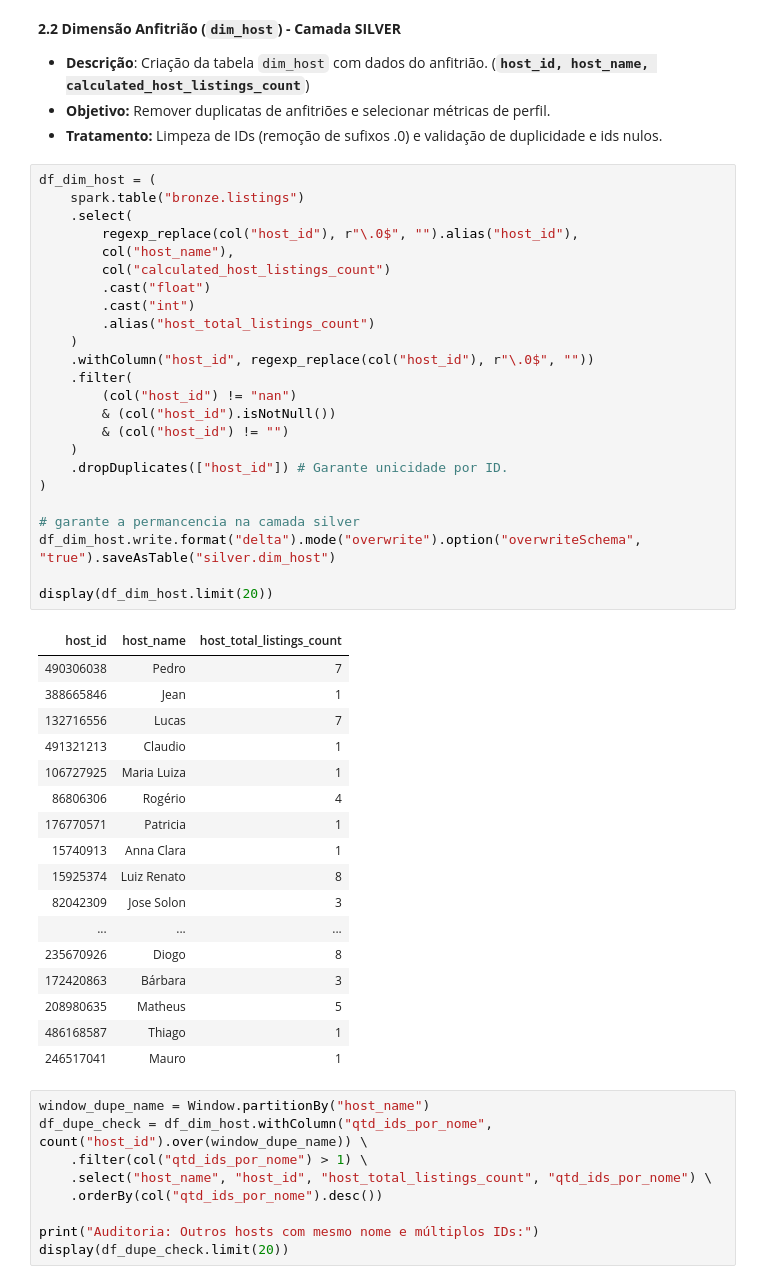
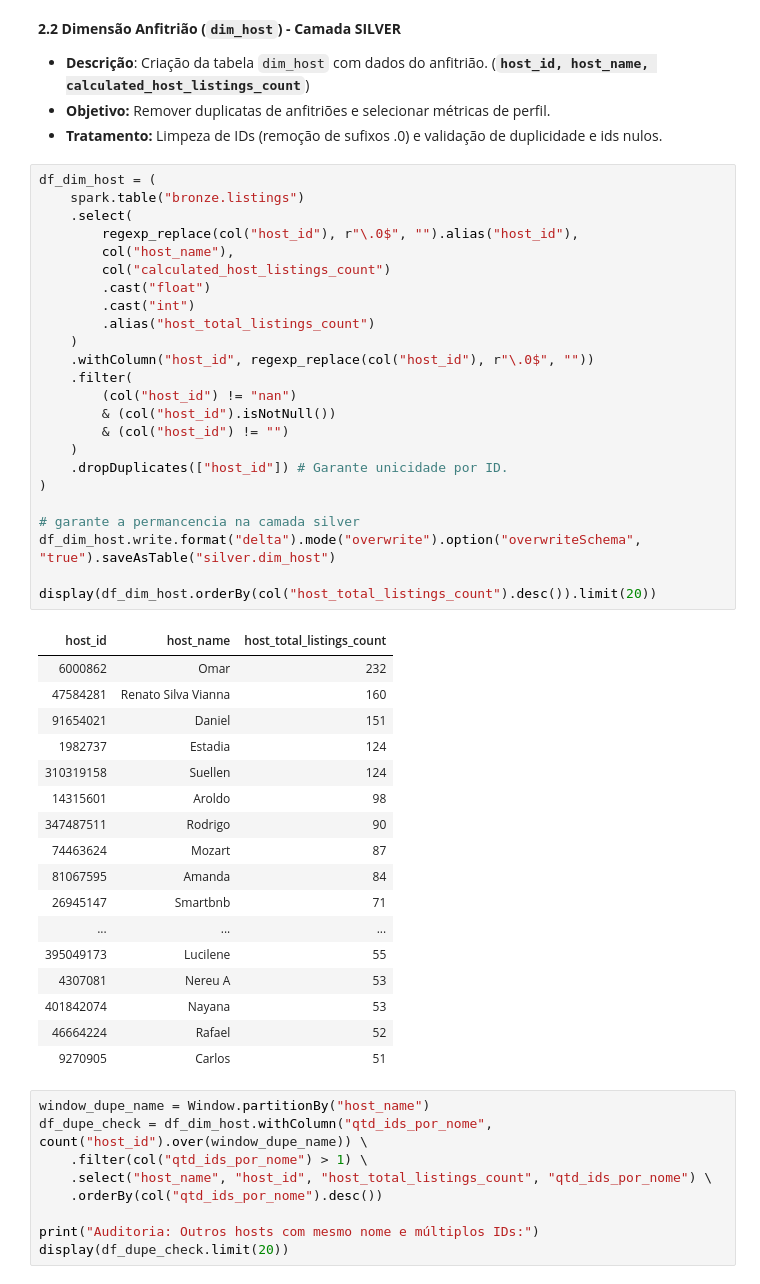
Before and after one commit to juliafarah/MVP_Data_Engineering, a Jupyter notebook: MVP_Pipeline_Airbnb_Rio.ipynb, the cells around one changed output. Saved outputs shown, nothing was run; the diff lists cells and outputs as text.

```diff
--- a/MVP_Pipeline_Airbnb_Rio.ipynb
+++ b/MVP_Pipeline_Airbnb_Rio.ipynb
@@ -233,45 +239,45 @@ df_dim_location.select([count(when(col(c).isNull(), c)).alias(c) for c in df_dim
 # %%
 df_dim_host = (
     spark.table("bronze.listings")
     .select(
         regexp_replace(col("host_id"), r"\.0$", "").alias("host_id"),
         col("host_name"),
         col("calculated_host_listings_count")
         .cast("float")
         .cast("int")
         .alias("host_total_listings_count")
     )
     .withColumn("host_id", regexp_replace(col("host_id"), r"\.0$", ""))
     .filter(
         (col("host_id") != "nan")
         & (col("host_id").isNotNull())
         & (col("host_id") != "")
     )
     .dropDuplicates(["host_id"]) # Garante unicidade por ID.
 )
 
 # garante a permancencia na camada silver
 df_dim_host.write.format("delta").mode("overwrite").option("overwriteSchema", "true").saveAsTable("silver.dim_host")
 
-display(df_dim_host.limit(20))
+display(df_dim_host.orderBy(col("host_total_listings_count").desc()).limit(20))
 # %% [output]
 | host_id | host_name | host_total_listings_count |
-| 490306038 | Pedro | 7 |
-| 388665846 | Jean | 1 |
-| 132716556 | Lucas | 7 |
-| 491321213 | Claudio | 1 |
-| 106727925 | Maria Luiza | 1 |
-| 86806306 | Rogério | 4 |
-| 176770571 | Patricia | 1 |
-| 15740913 | Anna Clara | 1 |
-| 15925374 | Luiz Renato | 8 |
-| 82042309 | Jose Solon | 3 |
+| 6000862 | Omar | 232 |
+| 47584281 | Renato Silva Vianna | 160 |
+| 91654021 | Daniel | 151 |
+| 1982737 | Estadia | 124 |
+| 310319158 | Suellen | 124 |
+| 14315601 | Aroldo | 98 |
+| 347487511 | Rodrigo | 90 |
+| 74463624 | Mozart | 87 |
+| 81067595 | Amanda | 84 |
+| 26945147 | Smartbnb | 71 |
 | ... | ... | ... |
-| 235670926 | Diogo | 8 |
-| 172420863 | Bárbara | 3 |
-| 208980635 | Matheus | 5 |
-| 486168587 | Thiago | 1 |
-| 246517041 | Mauro | 1 |
+| 395049173 | Lucilene | 55 |
+| 4307081 | Nereu A | 53 |
+| 401842074 | Nayana | 53 |
+| 46664224 | Rafael | 52 |
+| 9270905 | Carlos | 51 |
 # %%
 window_dupe_name = Window.partitionBy("host_name")
 df_dupe_check = df_dim_host.withColumn("qtd_ids_por_nome", count("host_id").over(window_dupe_name)) \
```
Also changed, not shown: parts of 15 cells of this notebook.
